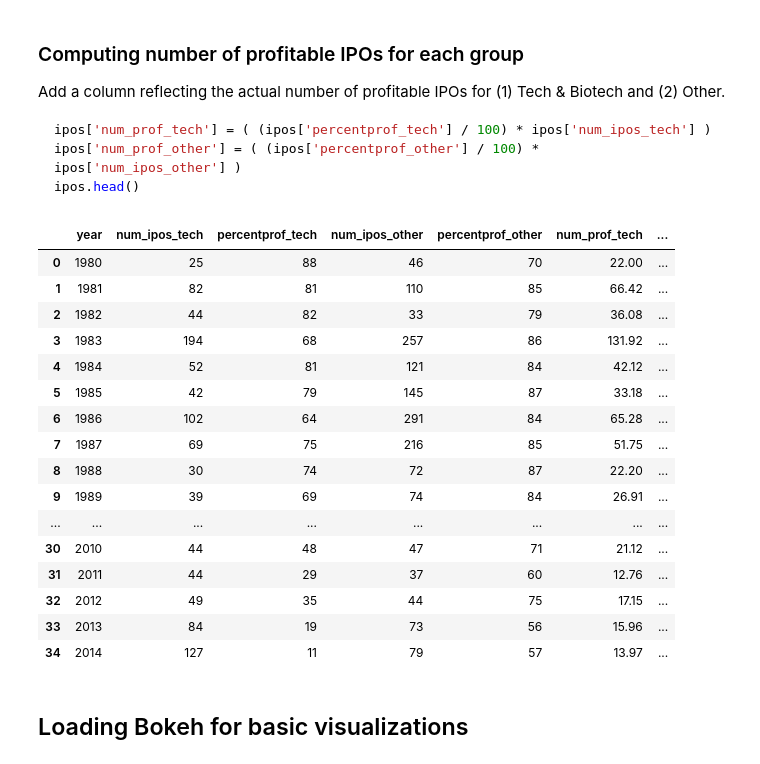
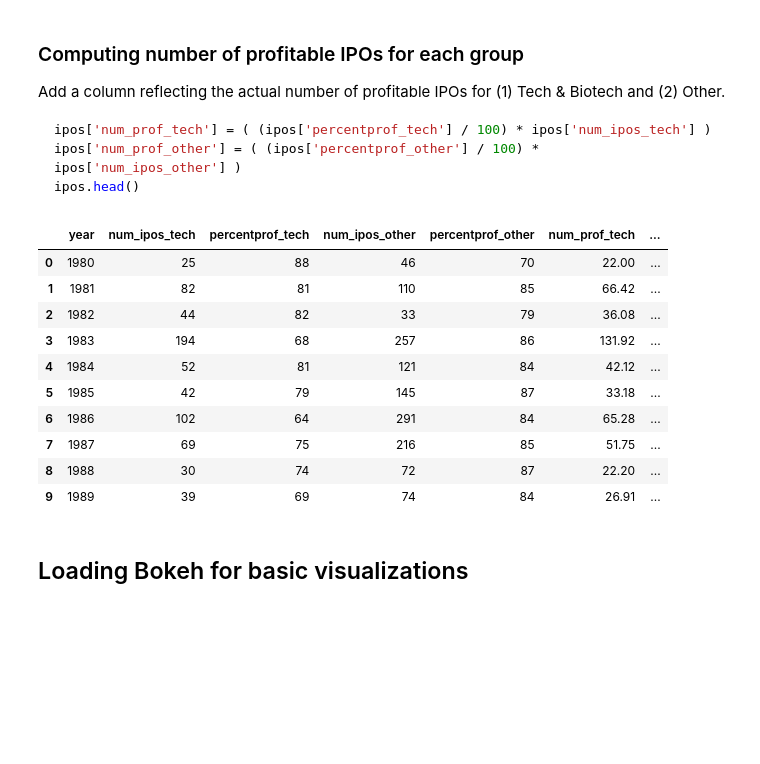
Before and after one commit to nicolezhu/ipos-viz, a Jupyter notebook: IPOs.ipynb, the cells around one changed output. Cells and saved outputs as stored; diff of their text form; code cells hidden in the pictures; blank space fills up the shorter version.

```diff
--- a/IPOs.ipynb
+++ b/IPOs.ipynb
@@ -106,27 +106,21 @@ ipos.head()
 # %%
 ipos['num_prof_tech'] = ( (ipos['percentprof_tech'] / 100) * ipos['num_ipos_tech'] )
 ipos['num_prof_other'] = ( (ipos['percentprof_other'] / 100) * ipos['num_ipos_other'] )
 ipos['num_loss_tech'] = ( ((100 - ipos['percentprof_tech']) / 100) * ipos['num_ipos_tech'] )
 ipos['num_loss_other'] = ( ((100 - ipos['percentprof_other']) / 100) * ipos['num_ipos_other'] )
-ipos.head()
+ipos.head(10)
 # %% [output]
 |  | year | num_ipos_tech | percentprof_tech | num_ipos_other | percentprof_other | num_prof_tech | ... |
 | 0 | 1980 | 25 | 88 | 46 | 70 | 22.00 | ... |
 | 1 | 1981 | 82 | 81 | 110 | 85 | 66.42 | ... |
 | 2 | 1982 | 44 | 82 | 33 | 79 | 36.08 | ... |
 | 3 | 1983 | 194 | 68 | 257 | 86 | 131.92 | ... |
 | 4 | 1984 | 52 | 81 | 121 | 84 | 42.12 | ... |
 | 5 | 1985 | 42 | 79 | 145 | 87 | 33.18 | ... |
 | 6 | 1986 | 102 | 64 | 291 | 84 | 65.28 | ... |
 | 7 | 1987 | 69 | 75 | 216 | 85 | 51.75 | ... |
 | 8 | 1988 | 30 | 74 | 72 | 87 | 22.20 | ... |
 | 9 | 1989 | 39 | 69 | 74 | 84 | 26.91 | ... |
-| ... | ... | ... | ... | ... | ... | ... | ... |
-| 30 | 2010 | 44 | 48 | 47 | 71 | 21.12 | ... |
-| 31 | 2011 | 44 | 29 | 37 | 60 | 12.76 | ... |
-| 32 | 2012 | 49 | 35 | 44 | 75 | 17.15 | ... |
-| 33 | 2013 | 84 | 19 | 73 | 56 | 15.96 | ... |
-| 34 | 2014 | 127 | 11 | 79 | 57 | 13.97 | ... |
 # %% [markdown]
 ## Loading Bokeh for basic visualizations
 # %%
```
Also changed, not shown: parts of 12 cells of this notebook.
